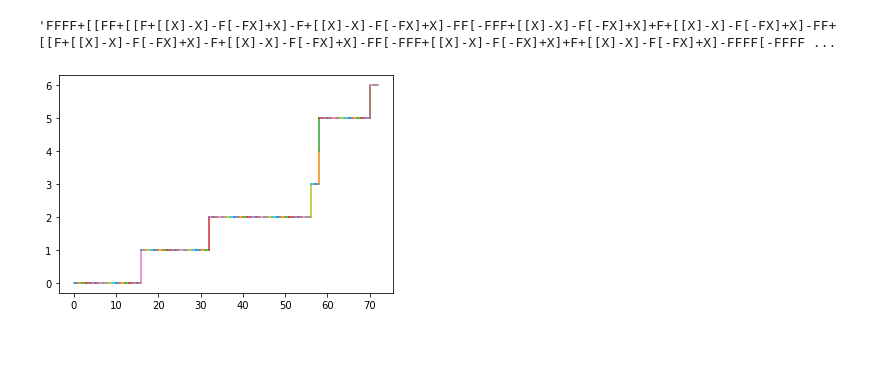
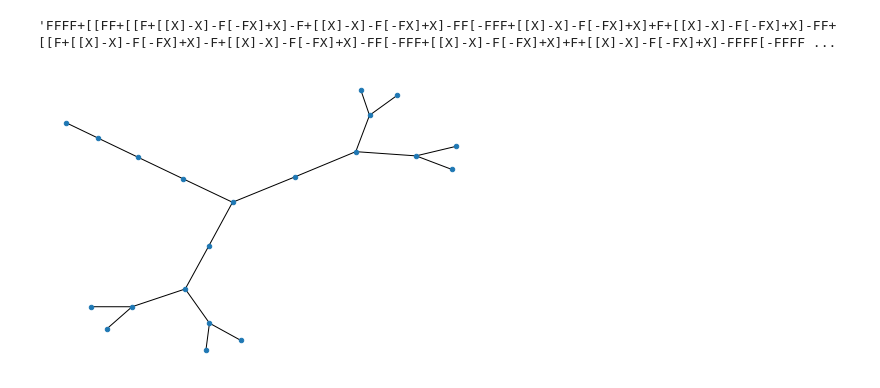
Before and after one commit to bfbarry/mathy_things, a Jupyter notebook: pattern_generation/l_system.ipynb, the cells around one changed output. Cells and saved outputs as stored; diff of their text form; code cells hidden in the pictures; blank space fills up the shorter version.

Commit message:
fractal tree

```diff
--- a/pattern_generation/l_system.ipynb
+++ b/pattern_generation/l_system.ipynb
@@ -4,6 +4,14 @@ import matplotlib.pyplot as plt
 import math
 # %%
 def l_system(n,consts=('[',']'), axiom='0',rules= {'1':'11', '0':'1[0]0'}):
+    """
+    n: number of recursions
+    consts: nonreplaceable elements a.k.a terminals
+    axiom: initial condition
+    rules: hash table for evolution of state
+
+    defaults: fractal binary tree
+    """
     s = axiom
 #     def recursion(n):
 #         if n == 1:
@@ -22,25 +30,46 @@ def l_system(n,consts=('[',']'), axiom='0',rules= {'1':'11', '0':'1[0]0'}):
                 new_s += e
         s = new_s
     return s
-
-out = l_system(n=3,axiom='X',consts='+ - [ ]',rules={'X':'F+[[X]-X]-F[-FX]+X','F':'FF'})
-out
 # %% [output]
 'FFFF+[[FF+[[F+[[X]-X]-F[-FX]+X]-F+[[X]-X]-F[-FX]+X]-FF[-FFF+[[X]-X]-F[-FX]+X]+F+[[X]-X]-F[-FX]+X]-FF+[[F+[[X]-X]-F[-FX]+X]-F+[[X]-X]-F[-FX]+X]-FF[-FFF+[[X]-X]-F[-FX]+X]+F+[[X]-X]-F[-FX]+X]-FFFF[-FFFF ...
-# %%
-line = [(0,0)]
-angle = '-'
-x_now, y_now = 0,0
-for s in out:
-    if s == 'F' and angle == '-':
-        x_curr,y_curr = x_now+1, y_now
-        plt.plot([x_now,x_curr],[y_now,y_curr])
-        x_now = x_curr
-    elif s == 'F' and angle == '+':
-        x_curr,y_curr = x_now, y_now+1
-        plt.plot([x_now,x_curr],[y_now,y_curr])
-        y_now = y_curr
-    else:
-        angle = s
-# %% [output]
-[figure, removed]
+# %%
+import numpy as np
+import networkx as nx
+import matplotlib.pyplot as plt
+
+seq = l_system(n=3)
+
+
+def seq2graph(seq, draw_rules):
+    """
+    Draw L-system graph, usually following some draw-push-pop procedure
+        seq: L-system string
+        draw_rules: symbols for drawing an edge, typically as part of a leaf or branch
+    """
+    edges = []
+    i = 0
+    history = [i] #starting at 0 imitates turtle graphic
+    forks = [] # save push ('[') points
+    for ix, r in enumerate(seq): #index, rule
+        if r in draw_rules:
+            i+=1
+            history.append(i)
+            edges.append(history[-2:])
+        elif r == '[':
+            forks.append(i)
+            continue
+        elif r == ']':
+            pop_ix = history.index(forks[-1])
+            forks.pop()
+            history = history[:pop_ix+1] # go back to previous checkpoint
+            continue
+
+    return edges
+
+# binary fractal tree
+seq = l_system(n=3)
+edges = seq2graph(seq, ('0', '1'))
+G = nx.Graph(edges)
+nx.draw(G, node_size=20)
+# %% [output]
+[figure, added]
```
Also changed, not shown: parts of 3 cells of this notebook, 4 other files.
